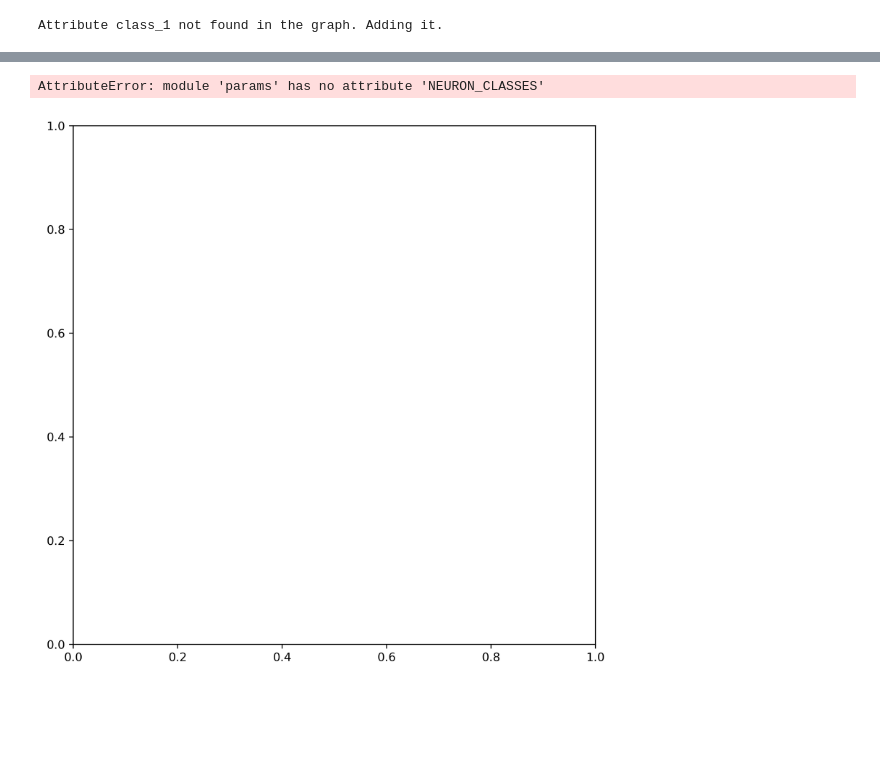
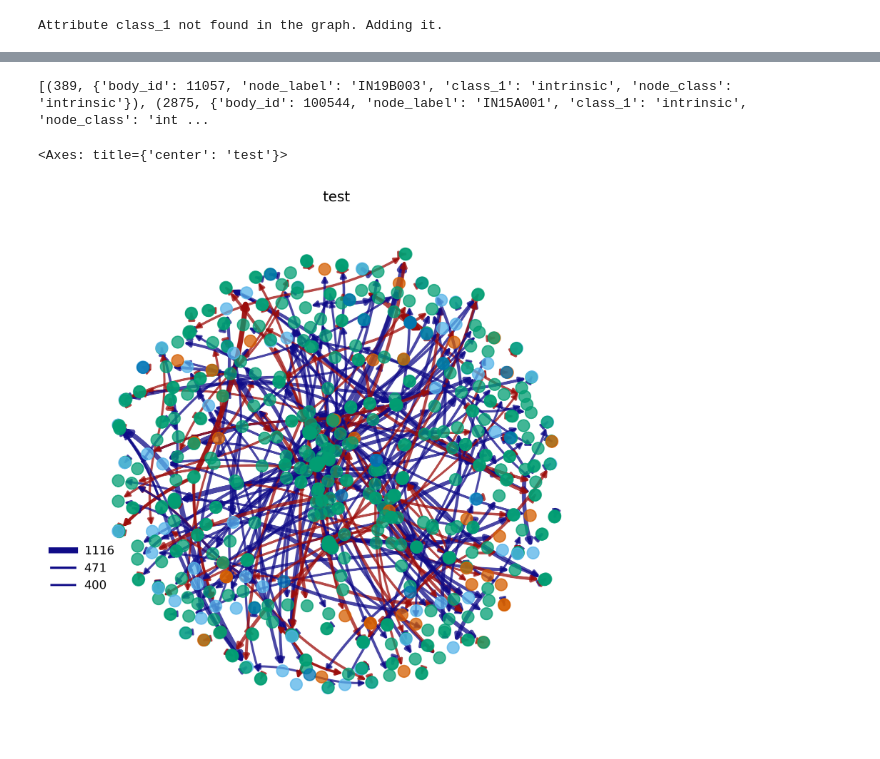
Before and after one commit to NeLy-EPFL/vnc_networks, a Jupyter notebook: scripts/examples/test.ipynb, the cells around one changed output, grey strips where cells are left out. Drawn from its saved outputs; the diff is of its cells as text; code cells hidden in the pictures; blank space fills up the shorter version.

Commit message:
neuron colouring bug fix & test of the graph display method in Connections

```diff
--- a/scripts/examples/test.ipynb
+++ b/scripts/examples/test.ipynb
@@ -42,8 +52,13 @@ Attribute class_1 not found in the graph. Adding it.
+# %%
+g = VNC.get_graph(syn_threshold = 800)
+print(g.nodes.data())
+# %% [output]
+[(389, {'body_id': 11057, 'node_label': 'IN19B003', 'class_1': 'intrinsic', 'node_class': 'intrinsic'}), (2875, {'body_id': 100544, 'node_label': 'IN15A001', 'class_1': 'intrinsic', 'node_class': 'int ...
 # %%
-VNC.display_graph(syn_threshold=100)
+VNC.display_graph(syn_threshold=400)
 # %% [output]
-AttributeError: module 'params' has no attribute 'NEURON_CLASSES'
+<Axes: title={'center': 'test'}>
-[figure, old version]
+[figure, new version]
 # %%
 mdn_uids = VNC.get_neuron_ids({'type:string': 'MDN'})
 mdn_connections = VNC.subgraph(nodes=mdn_uids)
```
Also changed, not shown: parts of 1 cell of this notebook, 3 other files.
